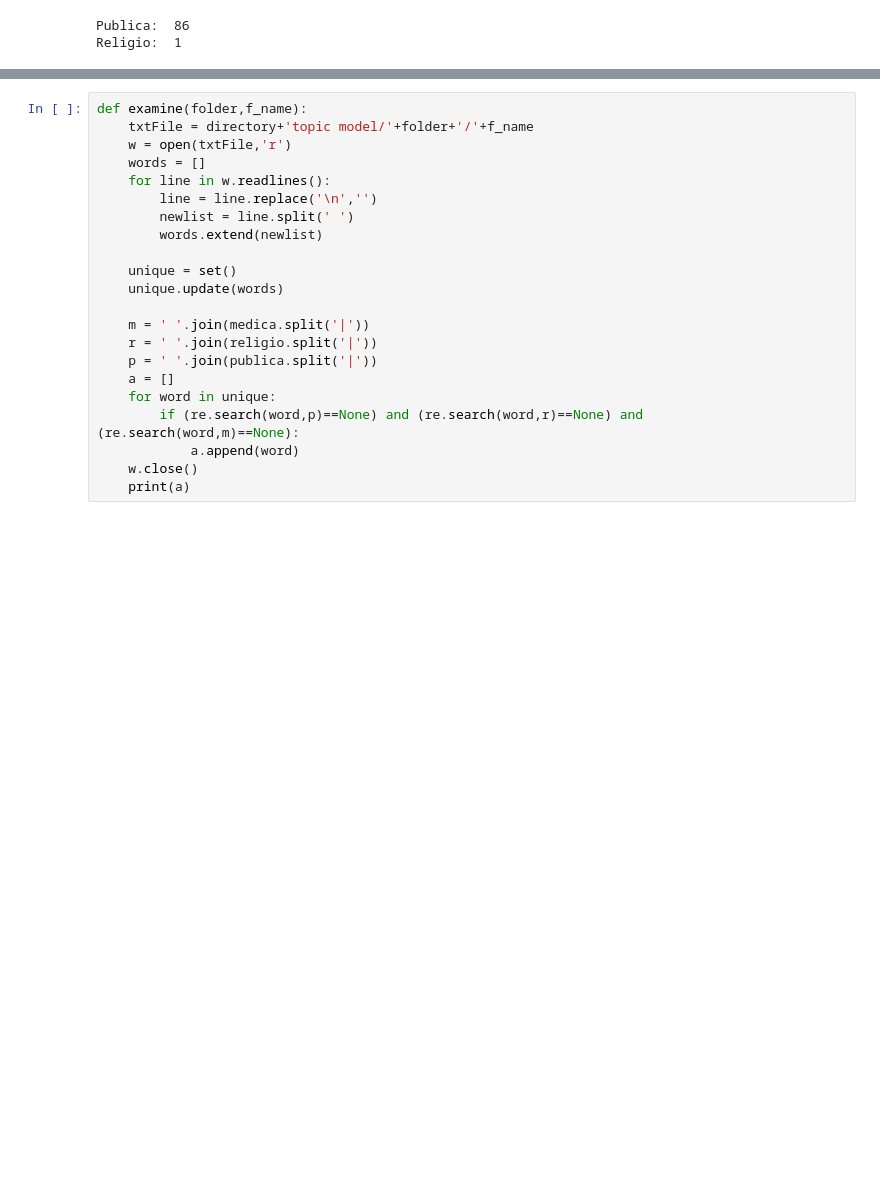
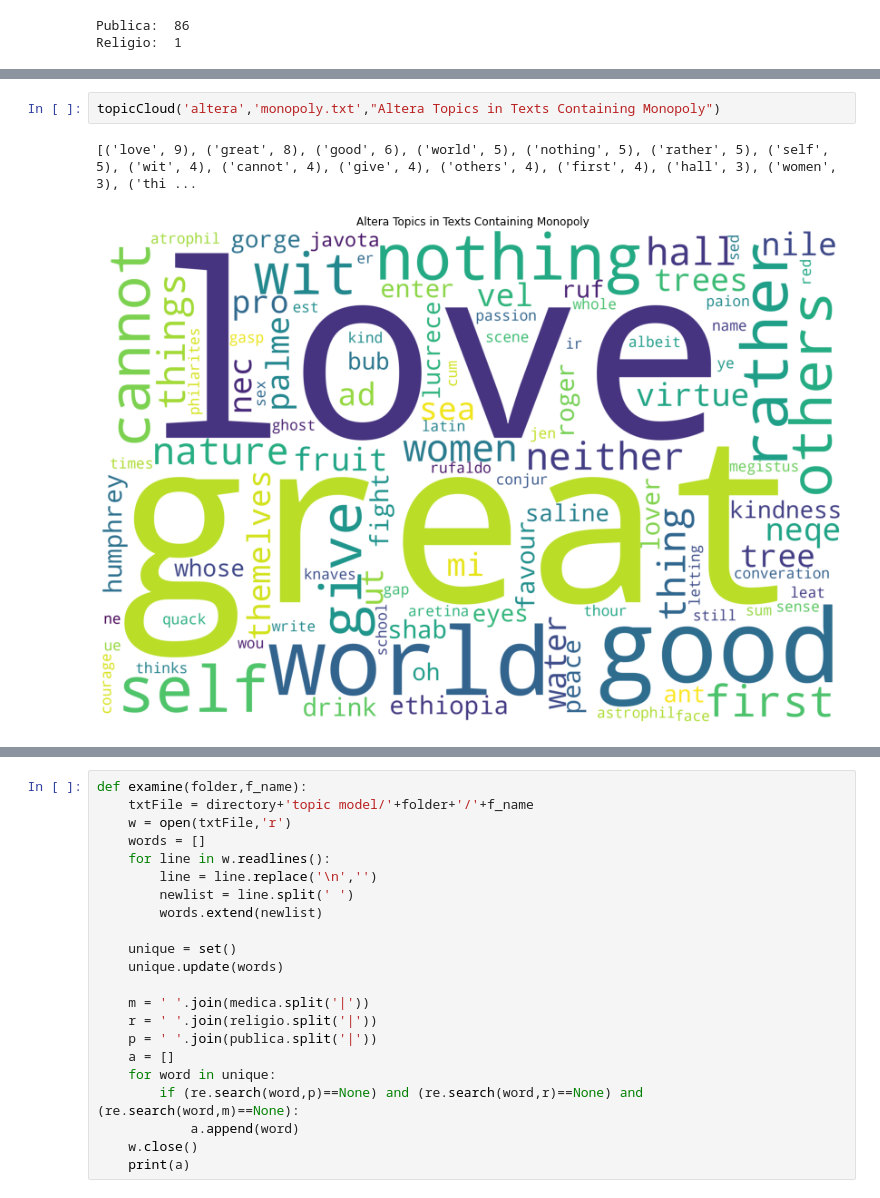
Before and after one commit to hsmith221/ECBC-21-22, a Jupyter notebook: Topic_Modeling/topics.ipynb, the cells around one changed output, grey strips where cells are left out. Cells and saved outputs as stored; diff of their text form; blank space fills up the shorter version.

```diff
--- a/Topic_Modeling/topics.ipynb
+++ b/Topic_Modeling/topics.ipynb
@@ -199,0 +200,5 @@ topicCloud('publica','eic_monopoly.txt')
+# %%
+topicCloud('altera','monopoly.txt',"Altera Topics in Texts Containing Monopoly")
+# %% [output]
+[('love', 9), ('great', 8), ('good', 6), ('world', 5), ('nothing', 5), ('rather', 5), ('self', 5), ('wit', 4), ('cannot', 4), ('give', 4), ('others', 4), ('first', 4), ('hall', 3), ('women', 3), ('thi ...
+[figure, added]
```
Also changed, not shown: parts of 4 cells of this notebook, 6 other files.
